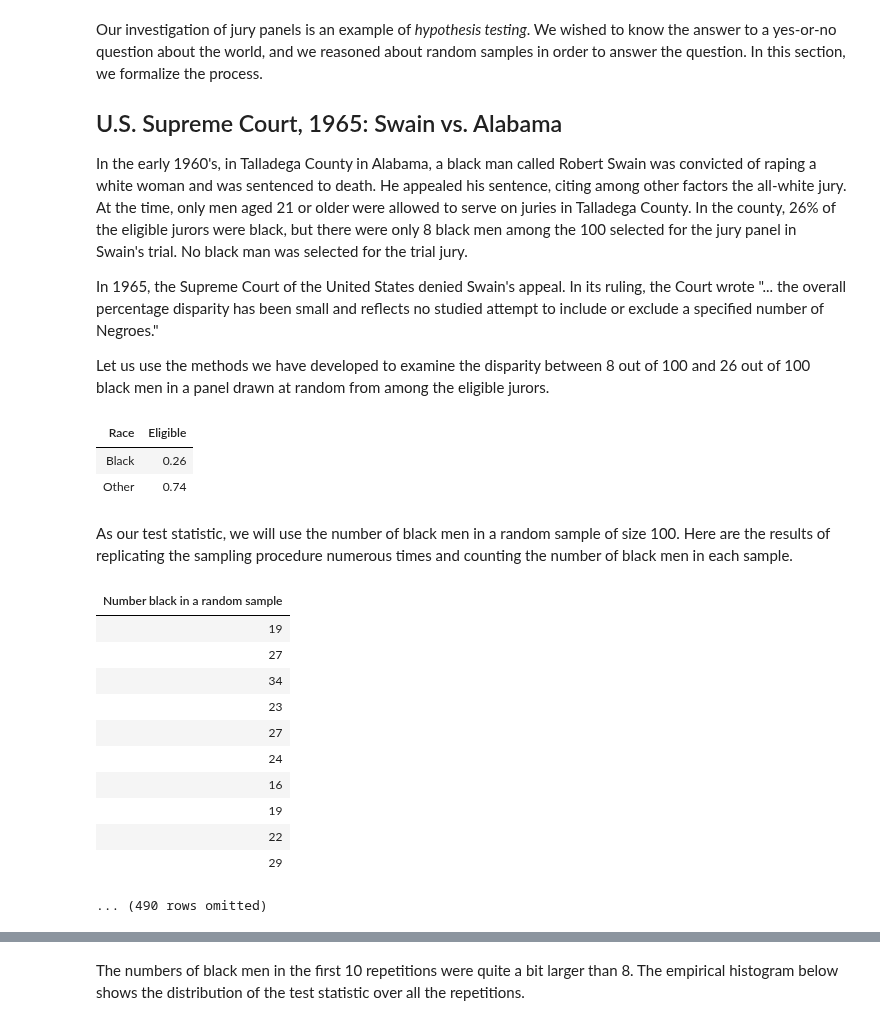
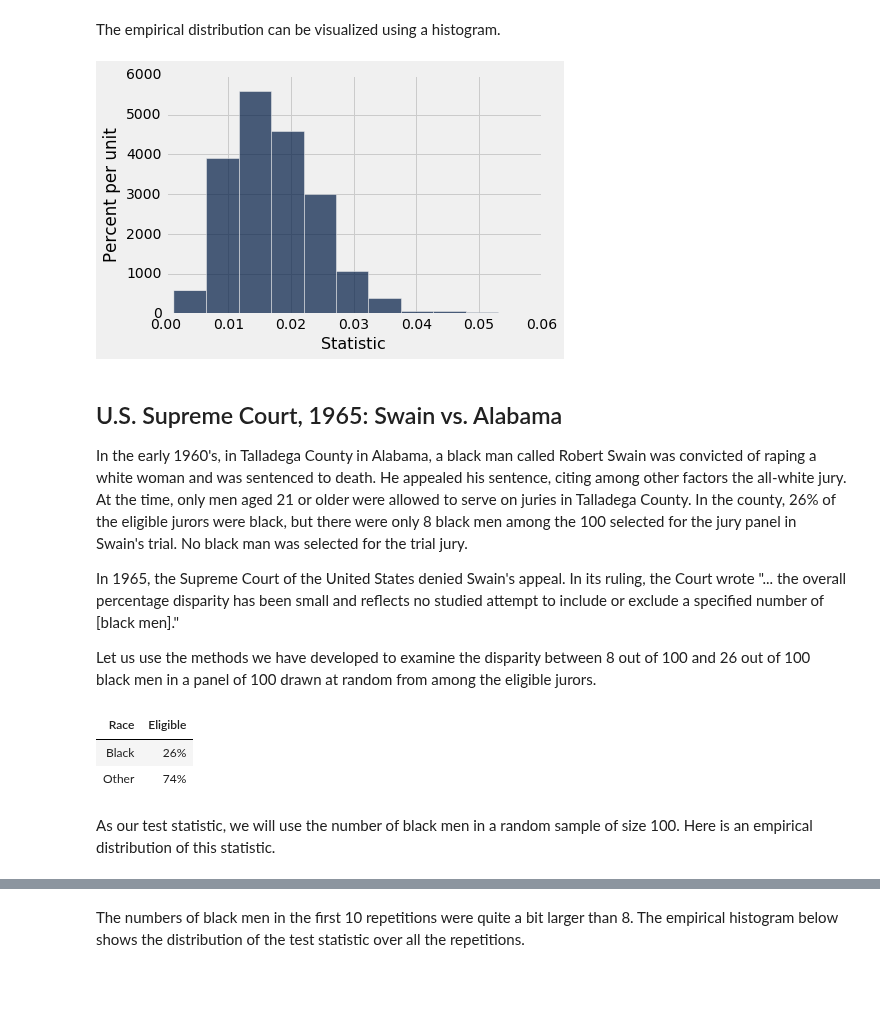
Before and after one commit to data-8/textbook, a Jupyter notebook: notebooks/Testing.ipynb, the cells around one changed output, grey strips where cells are left out. Cells and saved outputs as stored; diff of their text form; code cells hidden in the pictures; blank space fills up the shorter version.

Commit message:
hypothesis testing

```diff
--- a/notebooks/Testing.ipynb
+++ b/notebooks/Testing.ipynb
@@ -6,0 +41,3 @@ plots.style.use('fivethirtyeight')
+# %%
+sample_size = 1453
+population.sample_from_distribution("Eligible", sample_size)
@@ -6,0 +64,3 @@ plots.style.use('fivethirtyeight')
+# %%
+sample = population.sample_from_distribution("Eligible", sample_size, proportions=True)
+sample
@@ -6,0 +99,7 @@ plots.style.use('fivethirtyeight')
+# %%
+def tvd_from_eligible(sample):
+    counts = sample.column('Eligible sample')
+    distribution = counts / sum(counts)
+    return total_variation_distance(population.column('Eligible'), distribution)
+
+empirical_distribution(population, 'Eligible', sample_size, 1000, tvd_from_eligible)
@@ -7,21 +119,14 @@ plots.style.use('fivethirtyeight')
+# %% [markdown]
+The empirical distribution can be visualized using a histogram.
+# %%
+empirical_distribution(population, 'Eligible', sample_size, 1000, tvd_from_eligible).hist(1)
+# %% [output]
+[figure, added]
 # %% [markdown]
-Our investigation of jury panels is an example of *hypothesis testing*. We wished to know the answer to a yes-or-no question about the world, and we reasoned about random samples in order to answer the question. In this section, we formalize the process.
-
 ## U.S. Supreme Court, 1965: Swain vs. Alabama
 
 In the early 1960's, in Talladega County in Alabama, a black man called Robert Swain was convicted of raping a white woman and was sentenced to death. He appealed his sentence, citing among other factors the all-white jury. At the time, only men aged 21 or older were allowed to serve on juries in Talladega County. In the county, 26% of the eligible jurors were black, but there were only 8 black men among the 100 selected for the jury panel in Swain's trial. No black man was selected for the trial jury.
 
-In 1965, the Supreme Court of the United States denied Swain's appeal. In its ruling, the Court wrote "... the overall percentage disparity has been small and reflects no studied attempt to include or exclude a specified number of Negroes."
+In 1965, the Supreme Court of the United States denied Swain's appeal. In its ruling, the Court wrote "... the overall percentage disparity has been small and reflects no studied attempt to include or exclude a specified number of [black men]."
 
-Let us use the methods we have developed to examine the disparity between 8 out of 100 and 26 out of 100 black men in a panel drawn at random from among the eligible jurors.
+Let us use the methods we have developed to examine the disparity between 8 out of 100 and 26 out of 100 black men in a panel of 100 drawn at random from among the eligible jurors.
-# %%
-AL_jury_rows = [
-    ["Black", 0.26],
-    ["Other", 0.74]
-]
-AL_jury = Table.from_rows(AL_jury_rows, ["Race", "Eligible"])
-AL_jury
-# %% [output]
-| Race | Eligible |
-| Black | 0.26 |
-| Other | 0.74 |
@@ -30,31 +133,12 @@ AL_jury
+# %%
+alabama = Table(['Race', 'Eligible']).with_rows([
+    ["Black", 0.26],
+    ["Other", 0.74]
+])
+alabama.set_format(1, PercentFormatter(0))
+# %% [output]
+| Race | Eligible |
+| Black | 26% |
+| Other | 74% |
 # %% [markdown]
-As our test statistic, we will use the number of black men in a random sample of size 100. Here are the results of replicating the sampling procedure numerous times and counting the number of black men in each sample.
+As our test statistic, we will use the number of black men in a random sample of size 100. Here is an empirical distribution of this statistic.
-# %%
-# Statistic: number black in sample of size 100
-
-# Compute the empirical distribution of the statistic
-
-sample_size = 100
-repetitions = 500
-eligible = AL_jury["Eligible"]
-
-black_in_sample = Table([[]], ["Number black in a random sample"])
-for i in np.arange(repetitions):
-    sample = np.random.multinomial(sample_size, eligible)
-    b = sample[0]
-    black_in_sample.append([b])
-
-black_in_sample
-# %% [output]
-| Number black in a random sample |
-| 19 |
-| 27 |
-| 34 |
-| 23 |
-| 27 |
-| 24 |
-| 16 |
-| 19 |
-| 22 |
-| 29 |
-... (490 rows omitted)
```
Also changed, not shown: parts of 23 cells of this notebook, 1 other file.
